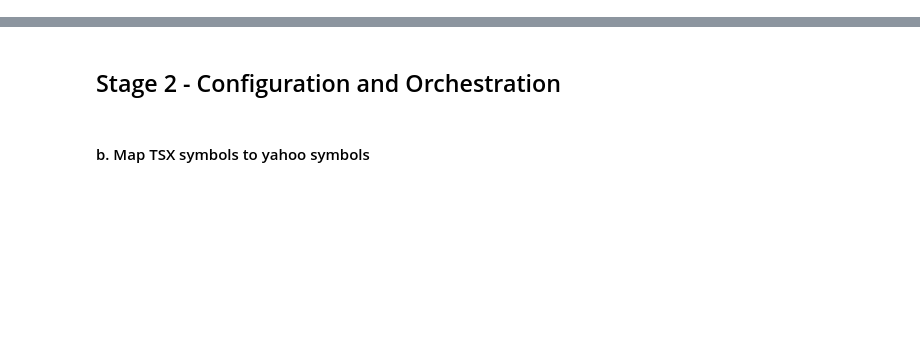
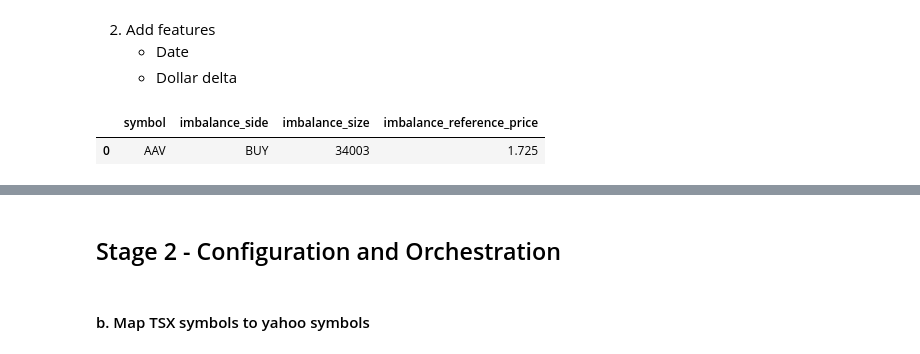
Before and after one commit to gryBox/prefect_guide, a Jupyter notebook: Notebooks/MOC_Prefect_Demo.ipynb, the cells around one changed output, grey strips where cells are left out. Saved outputs shown, nothing was run; the diff lists cells and outputs as text; code cells hidden in the pictures; blank space fills up the shorter version.

```diff
--- a/Notebooks/MOC_Prefect_Demo.ipynb
+++ b/Notebooks/MOC_Prefect_Demo.ipynb
@@ -94,0 +145,4 @@ This contraint will be handled later in the configuration and orchastration stag
+# %% [markdown]
+2.  Add features
+    - Date
+    - Dollar delta
@@ -94,0 +153,45 @@ This contraint will be handled later in the configuration and orchastration stag
+# %%
+class PrepareLoad(object):
+    """
+    A class to prepare loading tsx imbalances to the database
+    """
+
+    def __init__(
+        self,
+        symbol_clmn = "symbol" ,
+        date_clmn = "moc_date",
+        dollar_delta_clmn = "dlr_delta",
+        dollar_delta_cmpt = ["imbalance_size", "imbalance_reference_price"]
+    ):
+
+        self.date_clmn = date_clmn
+        self.dollar_delta_clmn = dollar_delta_clmn
+
+
+    def clean_data(self, df):
+        # snake case df columns
+        df.columns = ["_".join(nm.split()).lower() for nm in df.columns]
+
+        # Handle the symbol NA  (There ae more robust ways to do this but for clarity this was chosen)
+        df.loc[df[symbol_clmn].isna()==True, symbol_clmn]= "NA"
+
+        return df
+
+    def add_features(self, df):
+
+        return
+
+    def run(self, df):
+
+        cleaned_df =  self.clean_data()
+        imb_df = self.add_features(cleaned_df)
+
+        return imb_df
+# %%
+tranData = PrepareLoad()
+clean_df = tranData.clean_data(tsx_moc_imb_df)
+# %%
+clean_df.head(1)
+# %% [output]
+|  | symbol | imbalance_side | imbalance_size | imbalance_reference_price |
+| 0 | AAV | BUY | 34003 | 1.725 |
```
Also changed, not shown: parts of 20 cells of this notebook, 1 other file.
